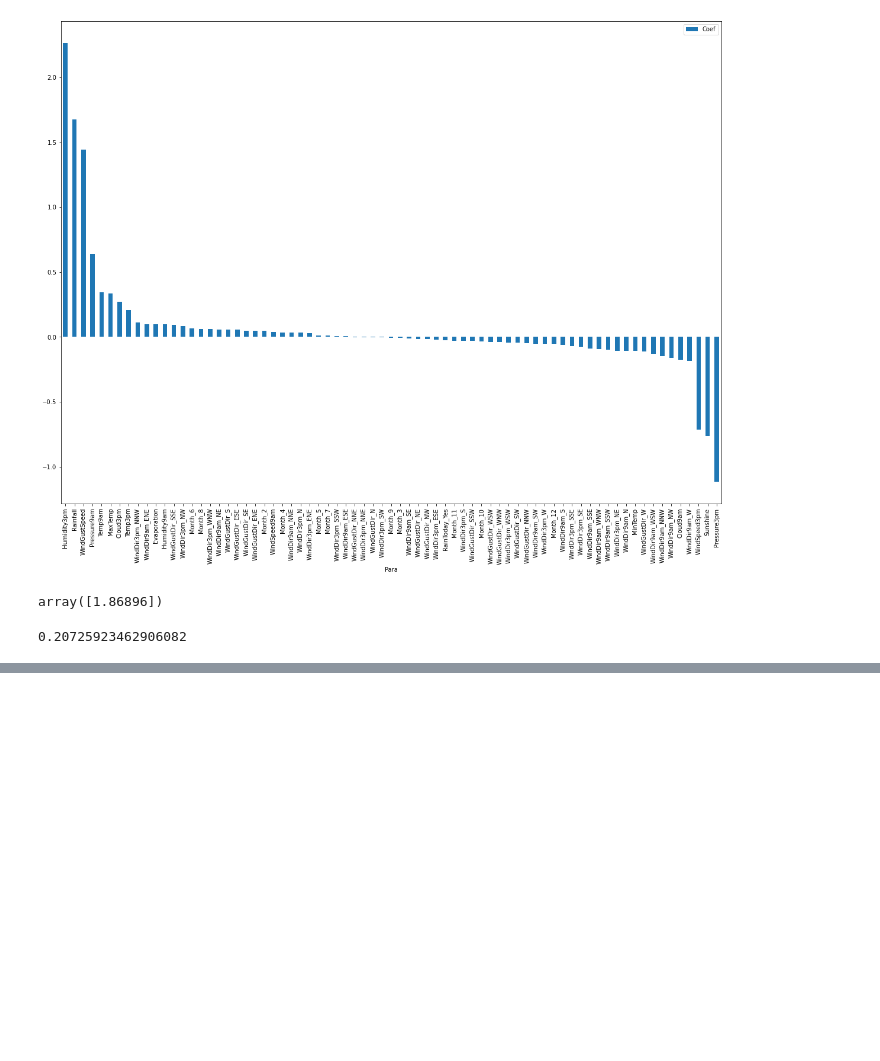
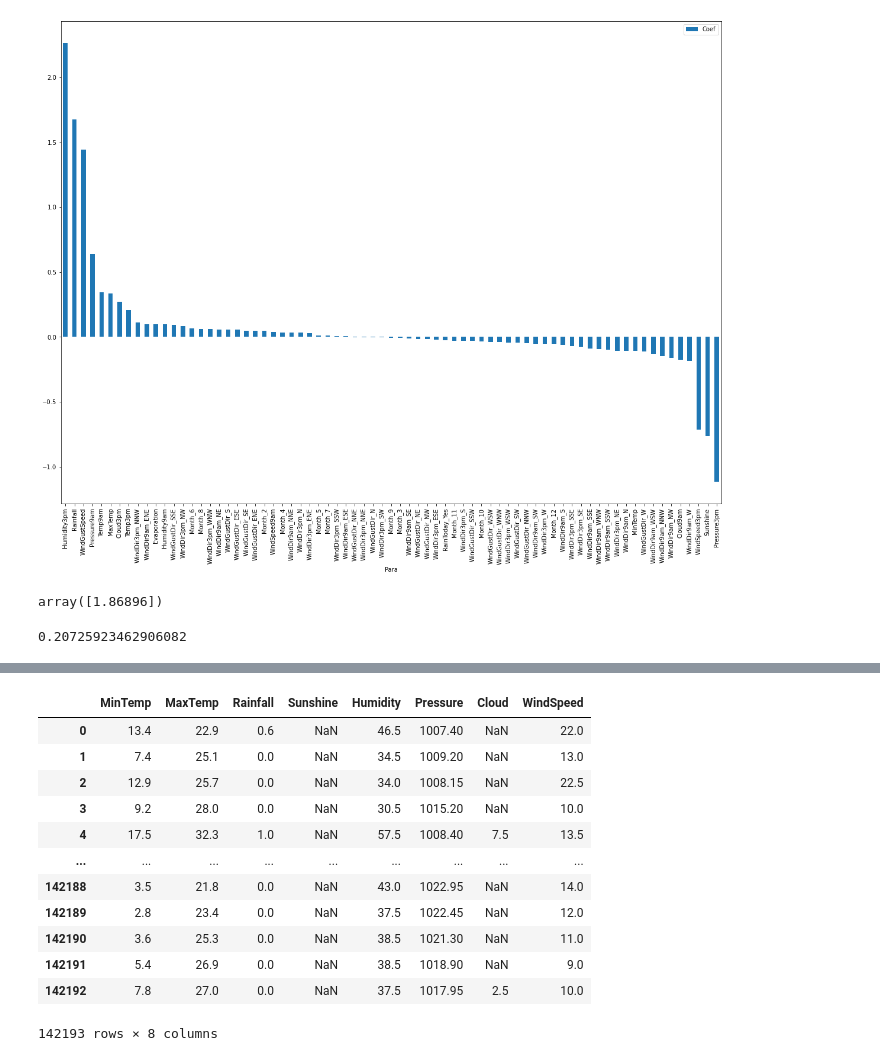
Before and after one commit to heodi510/simple_ml_project, a Jupyter notebook: JC/rain.ipynb, the cells around one changed output, grey strips where cells are left out. Drawn from its saved outputs; the diff is of its cells as text; code cells hidden in the pictures; blank space fills up the shorter version.

```diff
--- a/JC/rain.ipynb
+++ b/JC/rain.ipynb
@@ -435,3 +447,10 @@ from sklearn.metrics import r2_score
 r2_score(y_test, pred)
 # %% [output]
 0.20725923462906082
+# %%
+# Repeat the learning after dropping irrelevant/noisy columns
+
+df = pd.read_csv("data/weatherAUS.csv")
+# %%
+df["Date"] = pd.to_datetime(df["Date"])
+df["Month"] = df["Date"].dt.month
@@ -437,0 +477,5 @@ r2_score(y_test, pred)
+# %%
+df["Humidity"] = (df["Humidity9am"]+df["Humidity3pm"])/2
+df["Pressure"] = (df["Pressure9am"]+df["Pressure3pm"])/2
+df["Cloud"] = (df["Cloud9am"]+df["Cloud3pm"])/2
+df["WindSpeed"] = (df["WindSpeed9am"]+df["WindSpeed3pm"])/2
@@ -437,0 +492,19 @@ r2_score(y_test, pred)
+# %%
+y = df["RainTomorrow"]
+X = df.drop(columns = ["RISK_MM", "RainTomorrow", "Location", "Date", "Evaporation", "WindGustDir", "WindGustSpeed", "WindDir9am", "WindDir3pm", "Month", "Humidity9am", "Humidity3pm", "Pressure9am", "Pressure3pm", "Cloud9am", "Cloud3pm", "WindSpeed9am", "WindSpeed3pm", "RainToday", "Temp9am", "Temp3pm"])
+# %%
+X
+# %% [output]
+|  | MinTemp | MaxTemp | Rainfall | Sunshine | Humidity | Pressure | Cloud | WindSpeed |
+| 0 | 13.4 | 22.9 | 0.6 | NaN | 46.5 | 1007.40 | NaN | 22.0 |
+| 1 | 7.4 | 25.1 | 0.0 | NaN | 34.5 | 1009.20 | NaN | 13.0 |
+| 2 | 12.9 | 25.7 | 0.0 | NaN | 34.0 | 1008.15 | NaN | 22.5 |
+| 3 | 9.2 | 28.0 | 0.0 | NaN | 30.5 | 1015.20 | NaN | 10.0 |
+| 4 | 17.5 | 32.3 | 1.0 | NaN | 57.5 | 1008.40 | 7.5 | 13.5 |
+| ... | ... | ... | ... | ... | ... | ... | ... | ... |
+| 142188 | 3.5 | 21.8 | 0.0 | NaN | 43.0 | 1022.95 | NaN | 14.0 |
+| 142189 | 2.8 | 23.4 | 0.0 | NaN | 37.5 | 1022.45 | NaN | 12.0 |
+| 142190 | 3.6 | 25.3 | 0.0 | NaN | 38.5 | 1021.30 | NaN | 11.0 |
+| 142191 | 5.4 | 26.9 | 0.0 | NaN | 38.5 | 1018.90 | NaN | 9.0 |
+| 142192 | 7.8 | 27.0 | 0.0 | NaN | 37.5 | 1017.95 | 2.5 | 10.0 |
+142193 rows × 8 columns
```
Also changed, not shown: parts of 50 cells of this notebook, 3 other files.
